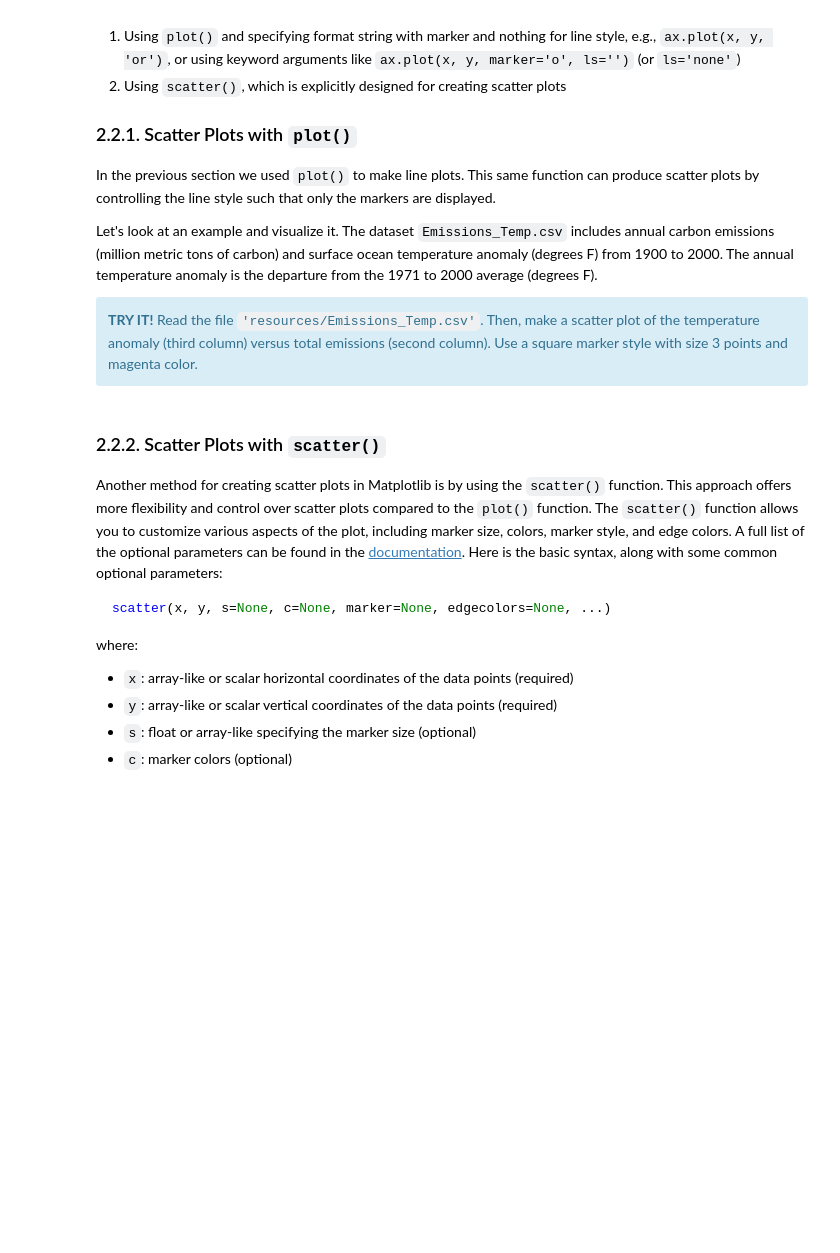
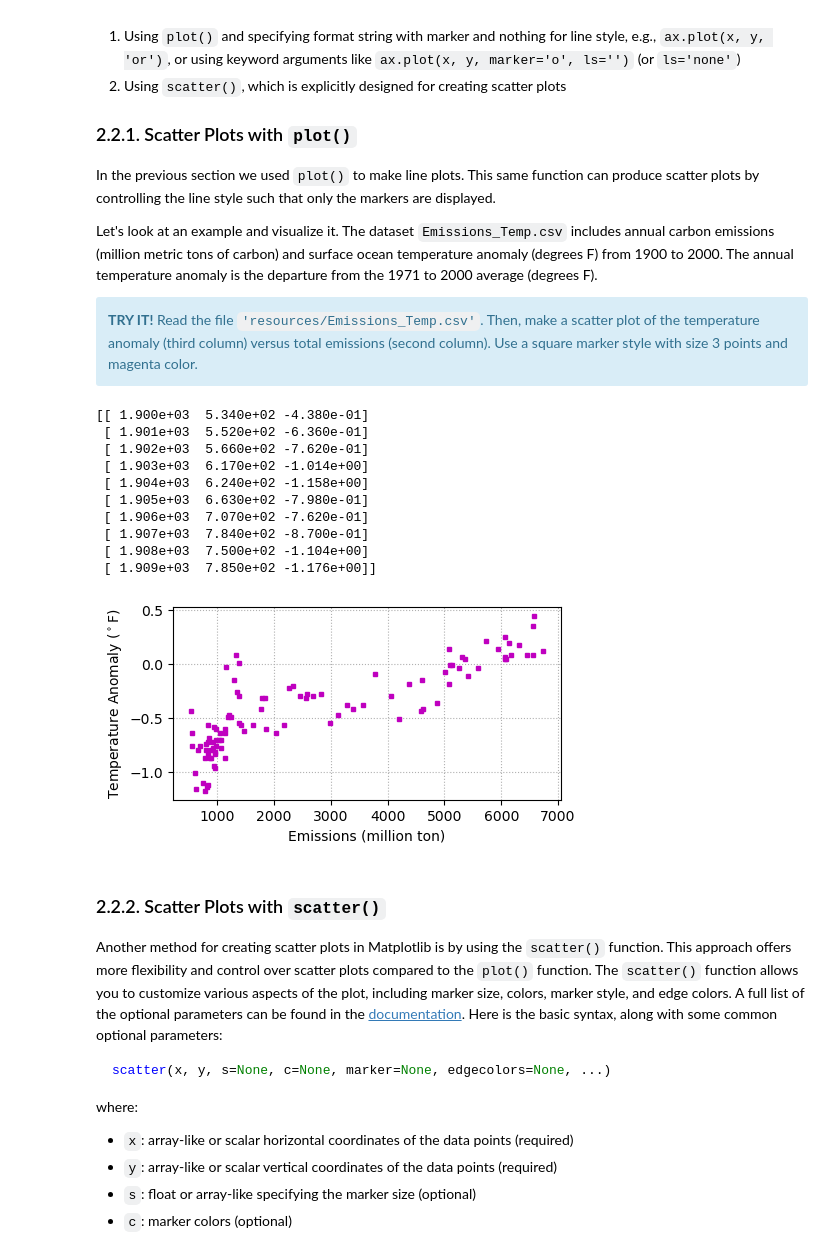
Before and after one commit to engin-7/e7-materials-fa26, a Jupyter notebook: lec/11_plotting_sol.ipynb, the cells around one changed output. Cells and saved outputs as stored; diff of their text form; code cells hidden in the pictures; blank space fills up the shorter version.

```diff
--- a/lec/11_plotting_sol.ipynb
+++ b/lec/11_plotting_sol.ipynb
@@ -733,29 +733,44 @@ Let's look at an example and visualize it. The dataset `Emissions_Temp.csv` incl
 <div class="alert alert-block alert-info"> <b>TRY IT!</b> Read the file <code>'resources/Emissions_Temp.csv'</code>. Then, make a scatter plot of the temperature anomaly (third column) versus total emissions (second column). Use a square marker style with size 3 points and magenta color.</div>
 # %%
 # read data
+import numpy as np
+import matplotlib.pyplot as plt
 
+data = np.loadtxt('resources/Emissions_Temp.csv', delimiter=',', skiprows=1)
 
 # display first 10 rows
-
+print(data[:10 , :])
 
 # create figure and axes
 fig = plt.figure(figsize=(5,2.5))
 ax = plt.axes()
 
 # plot the data and configure using format strings
-
+ax.plot(data[:, 1], data[:, 2], 'sm', ms=3)
 
 # plot same data and configure using keyword arguments
 # ax.plot(data[:,1], data[:,2], marker='s', c='m', ls='', ms=3)
 
 # control multiple properties
 ax.set(xlabel='Emissions (million ton)', ylabel=r'Temperature Anomaly ($^\circ$F)')
 
 # add grid line
 ax.grid(linestyle=':')
 
 # display the figure
 plt.show()
+# %% [output]
+[[ 1.900e+03  5.340e+02 -4.380e-01]
+ [ 1.901e+03  5.520e+02 -6.360e-01]
+ [ 1.902e+03  5.660e+02 -7.620e-01]
+ [ 1.903e+03  6.170e+02 -1.014e+00]
+ [ 1.904e+03  6.240e+02 -1.158e+00]
+ [ 1.905e+03  6.630e+02 -7.980e-01]
+ [ 1.906e+03  7.070e+02 -7.620e-01]
+ [ 1.907e+03  7.840e+02 -8.700e-01]
+ [ 1.908e+03  7.500e+02 -1.104e+00]
+ [ 1.909e+03  7.850e+02 -1.176e+00]]
+[figure, added]
 # %% [markdown]
 ### 2.2.2. Scatter Plots with `scatter()`
 
```
Also changed, not shown: parts of 13 cells of this notebook.
